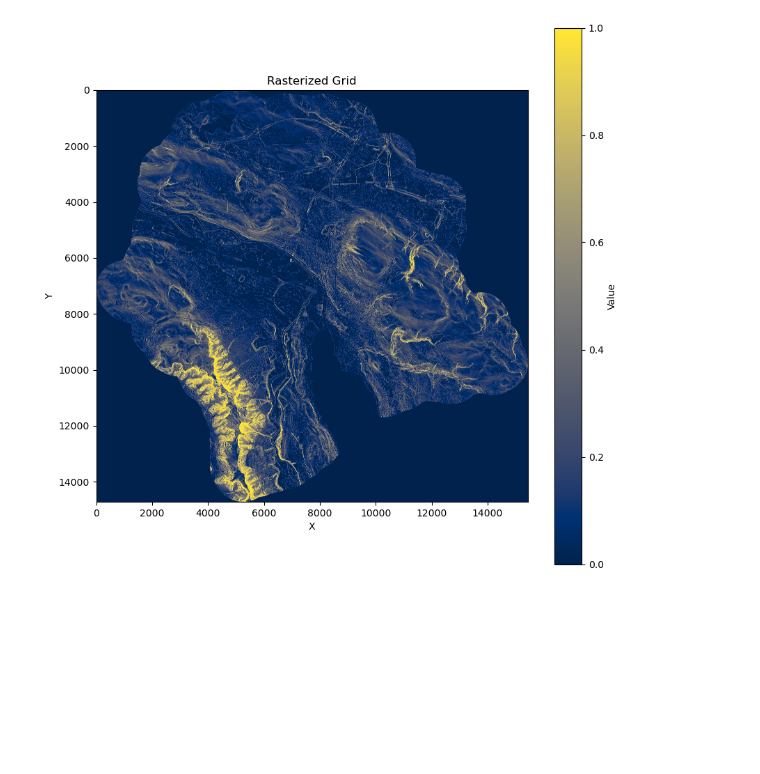
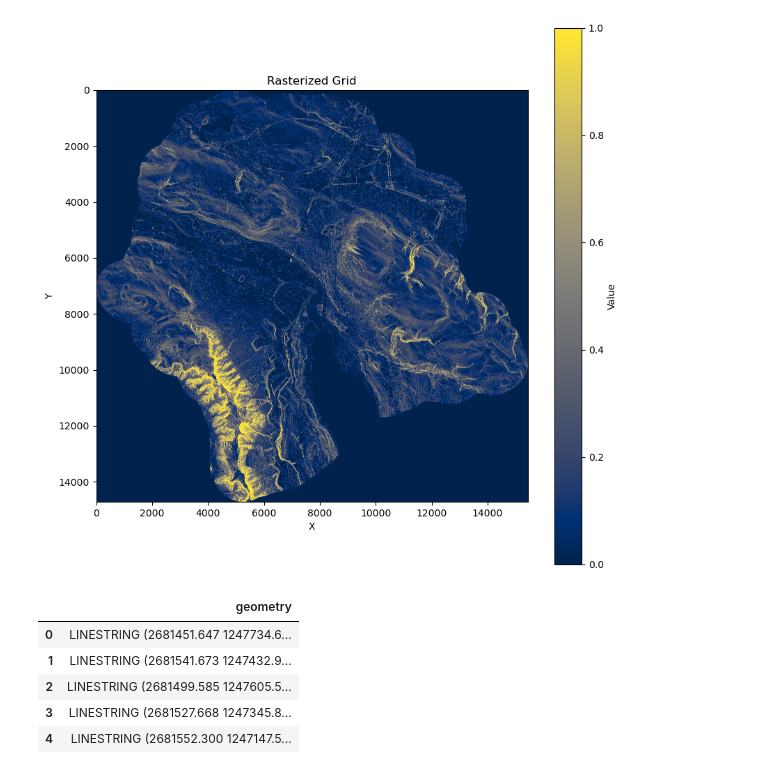
Before and after one commit to Kronjus/gta_project, a Jupyter notebook: algorithms/test_nb.ipynb, the cells around one changed output. Cells and saved outputs as stored; diff of their text form; code cells hidden in the pictures; blank space fills up the shorter version.

```diff
--- a/algorithms/test_nb.ipynb
+++ b/algorithms/test_nb.ipynb
@@ -56,3 +59,16 @@ plt.ylabel('Y')
 plt.show()
 # %% [output]
 [figure]
+# %%
+with fiona.Env(SHAPE_RESTORE_SHX='YES'):
+    # Load the shapefile
+    foot_bike = gpd.read_file('./data/taz_mm.tbl_routennetz.shp')
+
+foot_bike.head()
+# %% [output]
+|  | geometry |
+| 0 | LINESTRING (2681451.647 1247734.6... |
+| 1 | LINESTRING (2681541.673 1247432.9... |
+| 2 | LINESTRING (2681499.585 1247605.5... |
+| 3 | LINESTRING (2681527.668 1247345.8... |
+| 4 | LINESTRING (2681552.300 1247147.5... |
```
Also changed, not shown: parts of 8 cells of this notebook, 5 other files.
